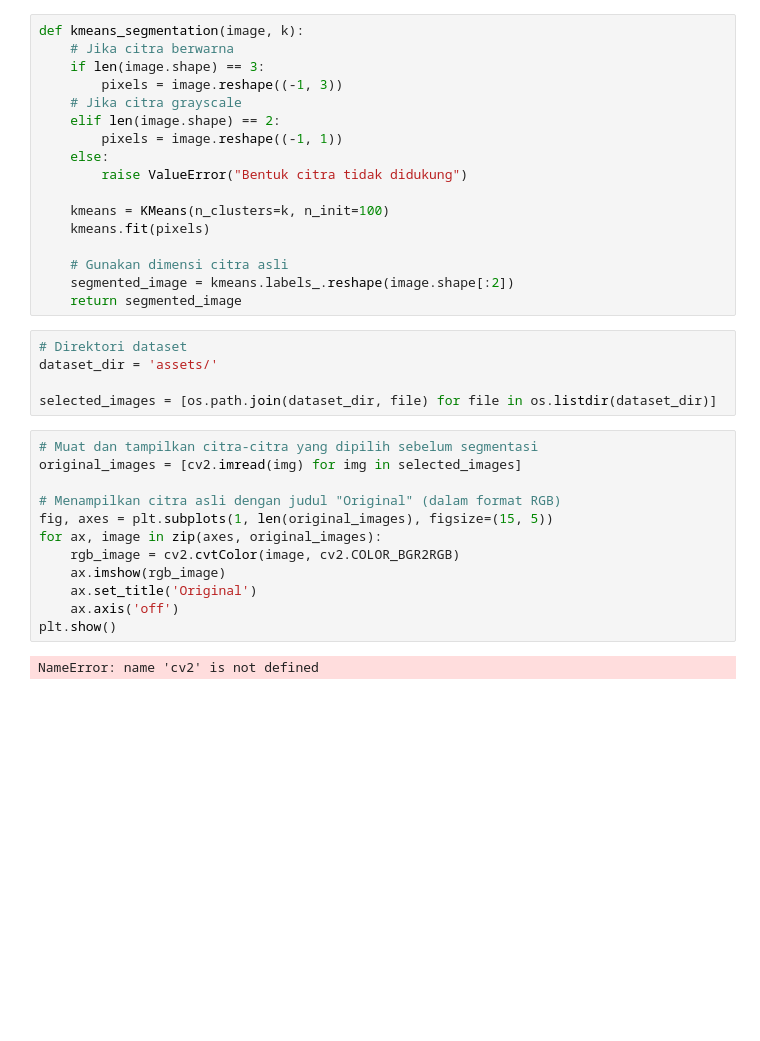
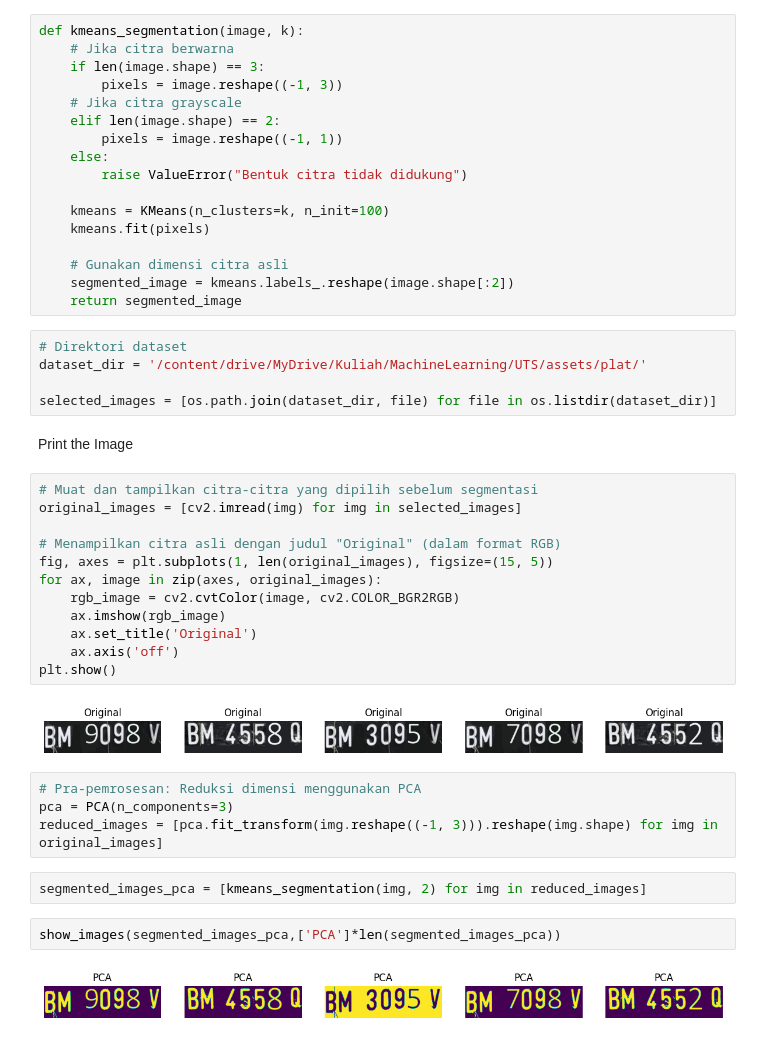
Before and after one commit to gabrieldimas/machine-learning-study-2023, a Jupyter notebook: UTS/UTS.ipynb, the cells around one changed output. Saved outputs shown, nothing was run; the diff lists cells and outputs as text; blank space fills up the shorter version.

```diff
--- a/UTS/UTS.ipynb
+++ b/UTS/UTS.ipynb
@@ -49,9 +56,11 @@ def kmeans_segmentation(image, k):
     return segmented_image
 # %%
 # Direktori dataset
-dataset_dir = 'assets/'
+dataset_dir = '/content/drive/MyDrive/Kuliah/MachineLearning/UTS/assets/plat/'
 
 selected_images = [os.path.join(dataset_dir, file) for file in os.listdir(dataset_dir)]
+# %% [markdown]
+Print the Image
 # %%
 # Muat dan tampilkan citra-citra yang dipilih sebelum segmentasi
 original_images = [cv2.imread(img) for img in selected_images]
@@ -65,4 +74,14 @@ for ax, image in zip(axes, original_images):
     ax.axis('off')
 plt.show()
 # %% [output]
-NameError: name 'cv2' is not defined
+[figure, added]
+# %%
+# Pra-pemrosesan: Reduksi dimensi menggunakan PCA
+pca = PCA(n_components=3)
+reduced_images = [pca.fit_transform(img.reshape((-1, 3))).reshape(img.shape) for img in original_images]
+# %%
+segmented_images_pca = [kmeans_segmentation(img, 2) for img in reduced_images]
+# %%
+show_images(segmented_images_pca,['PCA']*len(segmented_images_pca))
+# %% [output]
+[figure, added]
```
Also changed, not shown: parts of 4 cells of this notebook, 1 other file.
